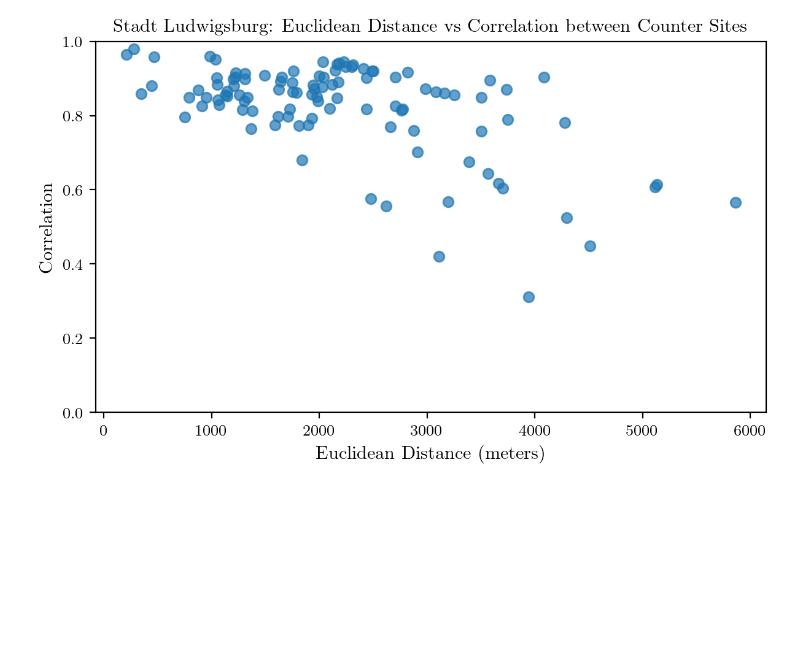
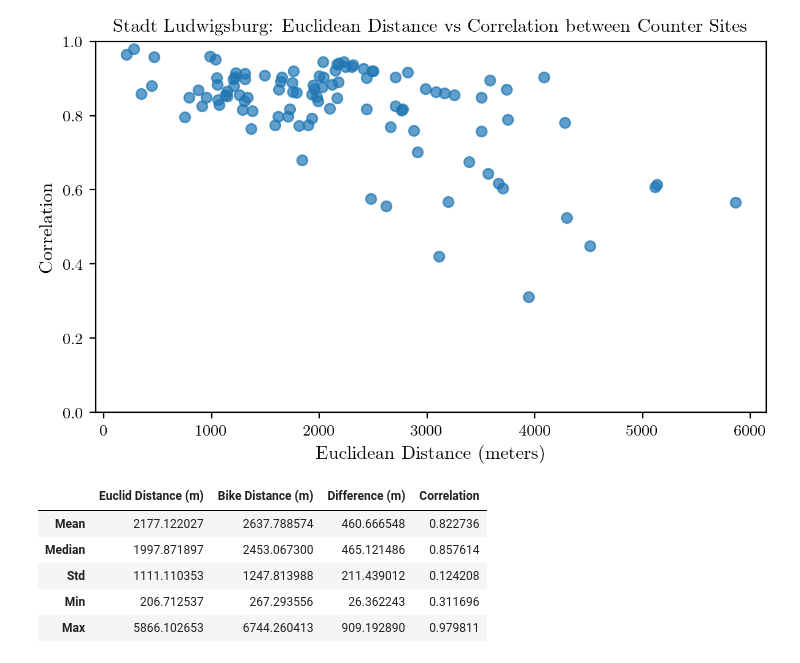
Before and after one commit to cleesee/fahrradzaehler, a Jupyter notebook: notebooks/distcorr/distcorr_updated.ipynb, the cells around one changed output. Saved outputs shown, nothing was run; the diff lists cells and outputs as text; code cells hidden in the pictures; blank space fills up the shorter version.

```diff
--- a/notebooks/distcorr/distcorr_updated.ipynb
+++ b/notebooks/distcorr/distcorr_updated.ipynb
@@ -400,3 +412,48 @@ with plt.rc_context(get_style(rel_width=1,display_dpi=200)):
     plt.show()
 # %% [output]
 [figure]
+# %%
+from tabulate import tabulate
+
+# 5. summary statistics table
+def upper_tri_values(df):
+    values = []
+    sites = df.index
+    for i in range(len(sites)):
+        for j in range(i + 1, len(sites)):
+            values.append(df.iloc[i, j])
+    return np.array(values)
+
+euclid_vals = upper_tri_values(dist_matrix_euclid)
+bike_vals = upper_tri_values(dist_matrix)
+diff_vals = upper_tri_values(diff_matrix)
+corr_vals = upper_tri_values(corr_matrix1)
+
+def summarize(values):
+    return {
+        'Mean': np.mean(values),
+        'Median': np.median(values),
+        'Std': np.std(values),
+        'Min': np.min(values),
+        'Max': np.max(values)
+    }
+
+summary_table = pd.DataFrame({
+    'Euclid Distance (m)': summarize(euclid_vals),
+    'Bike Distance (m)': summarize(bike_vals),
+    'Difference (m)': summarize(diff_vals),
+    'Correlation': summarize(corr_vals)
+})
+
+filename = TABLES_DIR / f"summary_statistics_{title_domain.replace(' ', '_').lower()}.md"
+filepath = TABLES_DIR / filename
+summary_table.to_markdown(filename)
+
+summary_table
+# %% [output]
+|  | Euclid Distance (m) | Bike Distance (m) | Difference (m) | Correlation |
+| Mean | 2177.122027 | 2637.788574 | 460.666548 | 0.822736 |
+| Median | 1997.871897 | 2453.067300 | 465.121486 | 0.857614 |
+| Std | 1111.110353 | 1247.813988 | 211.439012 | 0.124208 |
+| Min | 206.712537 | 267.293556 | 26.362243 | 0.311696 |
+| Max | 5866.102653 | 6744.260413 | 909.192890 | 0.979811 |
```
Also changed, not shown: parts of 4 cells of this notebook.
